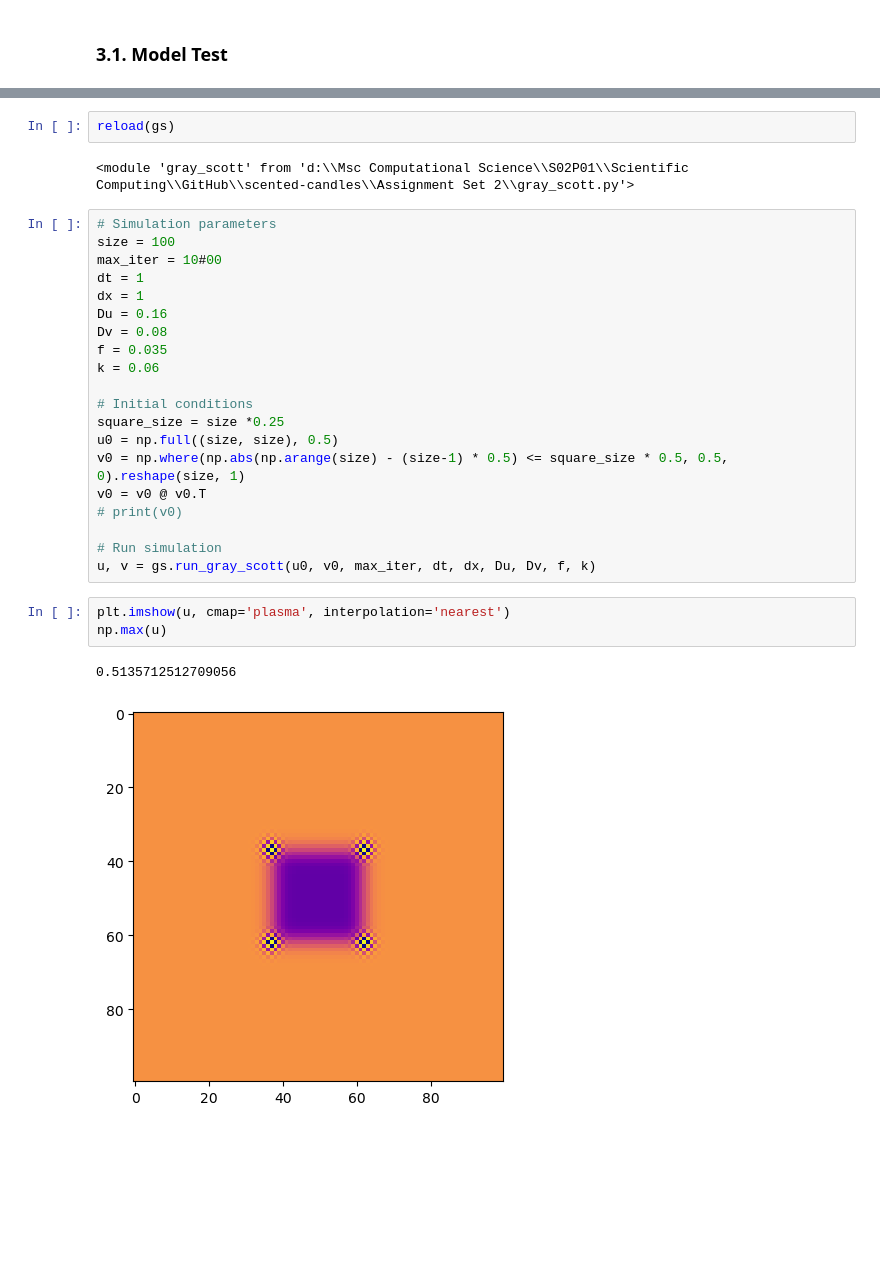
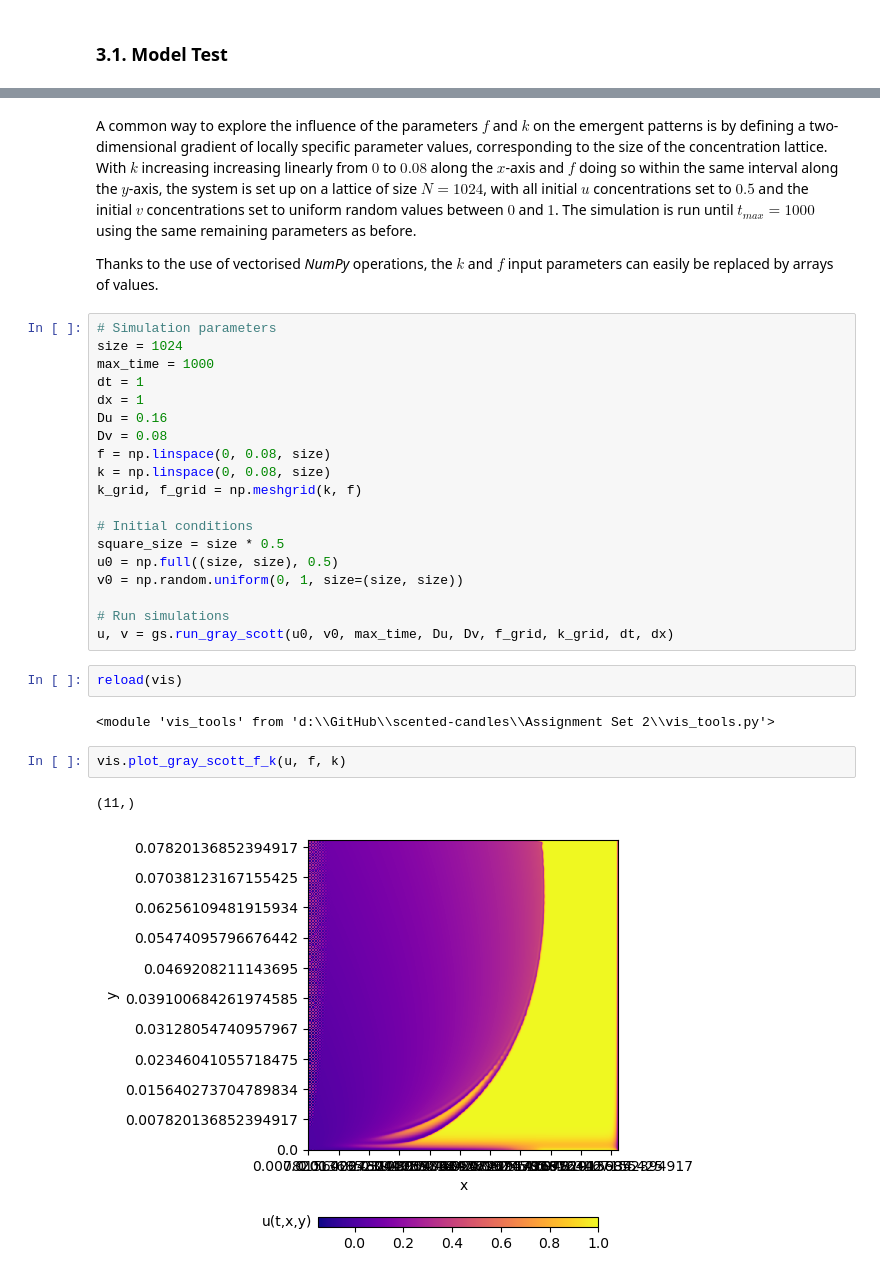
Before and after one commit to mboyan/scented-candles, a Jupyter notebook: Assignment Set 2/AssignmentSet2.ipynb, the cells around one changed output, grey strips where cells are left out. Cells and saved outputs as stored; diff of their text form; blank space fills up the shorter version.

```diff
--- a/Assignment Set 2/AssignmentSet2.ipynb
+++ b/Assignment Set 2/AssignmentSet2.ipynb
@@ -288,30 +321,32 @@ The model is implemented on a square lattice of size $N\times N$, using a period
+# %% [markdown]
+A common way to explore the influence of the parameters $f$ and $k$ on the emergent patterns is by defining a two-dimensional gradient of locally specific parameter values, corresponding to the size of the concentration lattice. With $k$ increasing increasing linearly from $0$ to $0.08$ along the $x$-axis and $f$ doing so within the same interval along the $y$-axis, the system is set up on a lattice of size $N=1024$, with all initial $u$ concentrations set to $0.5$ and the initial $v$ concentrations set to uniform random values between $0$ and $1$. The simulation is run until $t_{max}=1000$ using the same remaining parameters as before.
+
+Thanks to the use of vectorised _NumPy_ operations, the $k$ and $f$ input parameters can easily be replaced by arrays of values.
+# %%
+# Simulation parameters
+size = 1024
+max_time = 1000
+dt = 1
+dx = 1
+Du = 0.16
+Dv = 0.08
+f = np.linspace(0, 0.08, size)
+k = np.linspace(0, 0.08, size)
+k_grid, f_grid = np.meshgrid(k, f)
+
+# Initial conditions
+square_size = size * 0.5
+u0 = np.full((size, size), 0.5)
+v0 = np.random.uniform(0, 1, size=(size, size))
+
+# Run simulations
+u, v = gs.run_gray_scott(u0, v0, max_time, Du, Dv, f_grid, k_grid, dt, dx)
 # %%
-reload(gs)
+reload(vis)
 # %% [output]
-<module 'gray_scott' from 'd:\\Msc Computational Science\\S02P01\\Scientific Computing\\GitHub\\scented-candles\\Assignment Set 2\\gray_scott.py'>
+<module 'vis_tools' from 'd:\\GitHub\\scented-candles\\Assignment Set 2\\vis_tools.py'>
-# %%
-# Simulation parameters
-size = 100
-max_iter = 10#00
-dt = 1
-dx = 1
-Du = 0.16
-Dv = 0.08
-f = 0.035
-k = 0.06
-
-# Initial conditions
-square_size = size *0.25
-u0 = np.full((size, size), 0.5)
-v0 = np.where(np.abs(np.arange(size) - (size-1) * 0.5) <= square_size * 0.5, 0.5, 0).reshape(size, 1)
-v0 = v0 @ v0.T
-# print(v0)
-
-# Run simulation
-u, v = gs.run_gray_scott(u0, v0, max_iter, dt, dx, Du, Dv, f, k)
-# %%
-plt.imshow(u, cmap='plasma', interpolation='nearest')
-np.max(u)
-# %% [output]
-0.5135712512709056
-[figure, removed]
+# %%
+vis.plot_gray_scott_f_k(u, f, k)
+# %% [output]
+(11,)
+[figure, added]
```
Also changed, not shown: parts of 9 cells of this notebook, 3 other files.
